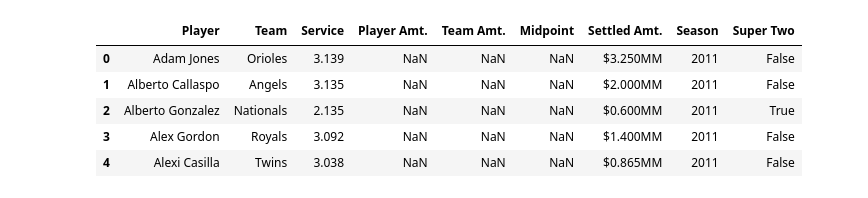
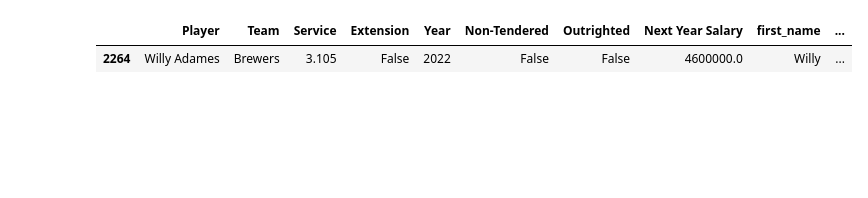
Before and after one commit to coltenappleby/Arbitration-Prediction, a Jupyter notebook: arbitration-data-scraping.ipynb, the cells around one changed output. Cells and saved outputs as stored; diff of their text form; code cells hidden in the pictures; blank space fills up the shorter version.

Commit message:
data cleaning and model

```diff
--- a/arbitration-data-scraping.ipynb
+++ b/arbitration-data-scraping.ipynb
@@ -45,14 +42,67 @@ arb_data.head()
 # %%
-df = arb_data
+df = pd.read_csv('./data/mlb-trade-rumors_raw.csv')
 
 df['Super Two'] = df['Service'].astype(str).str.contains('⇑')
 df['Service'] = df['Service'].str.replace('⇑', '').astype(float)
 
-df.head()
+df['Player'] = df['Player'].str.replace('†', '')
+df['Player'] = df['Player'].str.replace('‡', '')
+
+df['Extension'] = df['Settled Amt.'].astype(str).str.contains('Extension')
+
+df['Year'] = df['Season']+1
+
+df['Non-Tendered'] = False
+df['Outrighted'] = False
+
+df['Next Year Salary'] = pd.to_numeric(df['Settled Amt.'].replace('[\$,]', '', regex=True).str.replace('MM', ''), errors='coerce').astype(float) * 1e6
+
+split_names = df['Player'].str.split(' ', n=1, expand=True)
+df[['first_name', 'last_name']]  = split_names
+df['Source'] = 'MLBTR'
+
+
+
+df = df[~((df['Player'] == 'Randall Delgado') & (df['Service'] == 5.1) & (df['Season'] == 2016))]
+
+# df.loc[(df['Player'] == "Randall Delgado") & (df['Season'] == 2016), 'Next Year Salary'] = 1275000
+df.loc[(df['Player'] == "Aaron Judge") & (df['Season'] == 2021), 'Next Year Salary'] = 19000000
+df.loc[(df['Player'] == "Adam Duvall") & (df['Season'] == 2021), 'Next Year Salary'] = 9275000
+df.loc[(df['Player'] == "Adam Frazier") & (df['Season'] == 2021), 'Next Year Salary'] = 8000000
+df.loc[(df['Player'] == "Adrian Houser") & (df['Season'] == 2021), 'Next Year Salary'] = 2524000
+df.loc[(df['Player'] == "Andrew Benintendi") & (df['Season'] == 2021), 'Next Year Salary'] = 8500000
+df.loc[(df['Player'] == "Austin Riley") & (df['Season'] == 2021), 'Next Year Salary'] = 3950000
+df.loc[(df['Player'] == "Bryan Reynolds") & (df['Season'] == 2021), 'Extension'] = True
+df.loc[(df['Player'] == "Chris Bassitt") & (df['Season'] == 2021), 'Next Year Salary'] = 8800000
+df.loc[(df['Player'] == "Dansby Swanson") & (df['Season'] == 2021), 'Next Year Salary'] = 10000000
+df.loc[(df['Player'] == "Gary Sanchez") & (df['Season'] == 2021), 'Next Year Salary'] = 9000000
+df.loc[(df['Player'] == "Jacob Stallings") & (df['Season'] == 2021), 'Next Year Salary'] = 2450000
+df.loc[(df['Player'] == "Jesse Winker") & (df['Season'] == 2021), 'Extension'] = True
+df.loc[(df['Player'] == "Joey Wendle") & (df['Season'] == 2021), 'Next Year Salary'] = 4550000
+df.loc[(df['Player'] == "John Means") & (df['Season'] == 2021), 'Extension'] = True
+df.loc[(df['Player'] == "Kyle Freeland") & (df['Season'] == 2021), 'Extension'] = True
+df.loc[(df['Player'] == "Luis Arraez") & (df['Season'] == 2021), 'Next Year Salary'] = 2125000
+df.loc[(df['Player'] == "Lucas Sims") & (df['Season'] == 2021), 'Extension'] = True
+df.loc[(df['Player'] == "Max Fried") & (df['Season'] == 2021), 'Next Year Salary'] = 6850000
+df.loc[(df['Player'] == "Nicky Lopez") & (df['Season'] == 2021), 'Next Year Salary'] = 2550000
+df.loc[(df['Player'] == "Pablo Lopez") & (df['Season'] == 2021), 'Next Year Salary'] = 2450000
+df.loc[(df['Player'] == "Lucas Sims") & (df['Season'] == 2021), 'Non-Tendered'] = True
+df.loc[(df['Player'] == "Tyler O'Neill") & (df['Season'] == 2021), 'Next Year Salary'] = 3400000
+df.loc[(df['Player'] == "Willson Contreras") & (df['Season'] == 2021), 'Next Year Salary'] = 9625000
+df.loc[(df['Player'] == "Zach Eflin") & (df['Season'] == 2021), 'Extension'] = True
+df.loc[(df['Player'] == "Luke Jackson") & (df['Season'] == 2021), 'Next Year Salary'] = 3600000
+df.loc[(df['Player'] == "Paul Janish") & (df['Season'] == 2011), 'Next Year Salary'] = 850000
+df.loc[(df['Player'] == "Cesar Jimenez") & (df['Season'] == 2014), 'Non-Tendered'] = True
+
+df.drop(['Player  Amt.', 'Team Amt.', 'Midpoint', 'Settled Amt.', 'Super Two', 'Season'], axis=1, inplace=True)
+
+
+df.to_csv('./data/arb_data_mlbTR.csv', index=False)
+# df[df['Missing' == True]].head()
+# df.loc[(df['Missing'] == True) & (df['Extension'] == False)]
+# df.loc[(df['Player'] == 'Kyle Freeland')]
+df[df['Player'] == 'Willy Adames']
+# df
 # %% [output]
-|  | Player | Team | Service | Player Amt. | Team Amt. | Midpoint | Settled Amt. | Season | Super Two |
-| 0 | Adam Jones | Orioles | 3.139 | NaN | NaN | NaN | $3.250MM | 2011 | False |
-| 1 | Alberto Callaspo | Angels | 3.135 | NaN | NaN | NaN | $2.000MM | 2011 | False |
-| 2 | Alberto Gonzalez | Nationals | 2.135 | NaN | NaN | NaN | $0.600MM | 2011 | True |
-| 3 | Alex Gordon | Royals | 3.092 | NaN | NaN | NaN | $1.400MM | 2011 | False |
-| 4 | Alexi Casilla | Twins | 3.038 | NaN | NaN | NaN | $0.865MM | 2011 | False |
+|  | Player | Team | Service | Extension | Year | Non-Tendered | Outrighted | Next Year Salary | first_name | ... |
+| 2264 | Willy Adames | Brewers | 3.105 | False | 2022 | False | False | 4600000.0 | Willy | ... |
```
Also changed, not shown: parts of 13 cells of this notebook, 27 other files.
